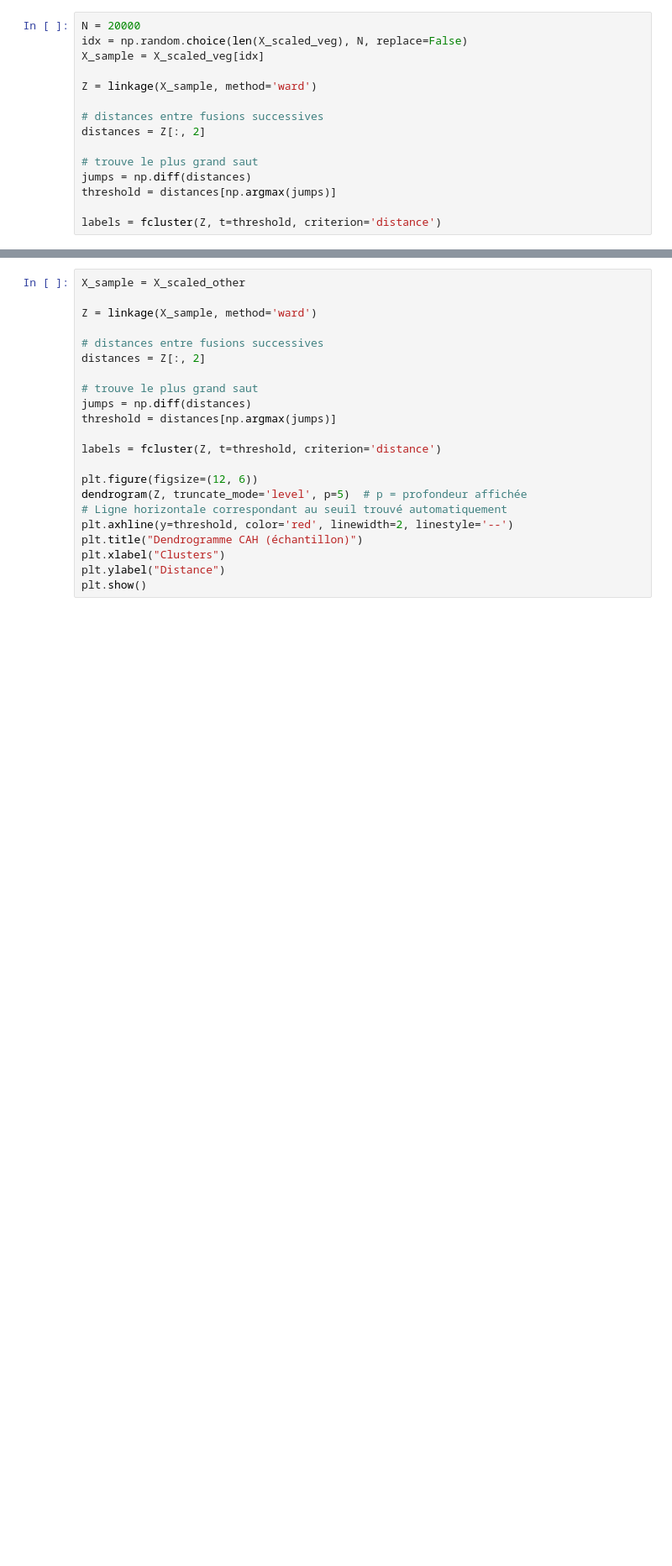
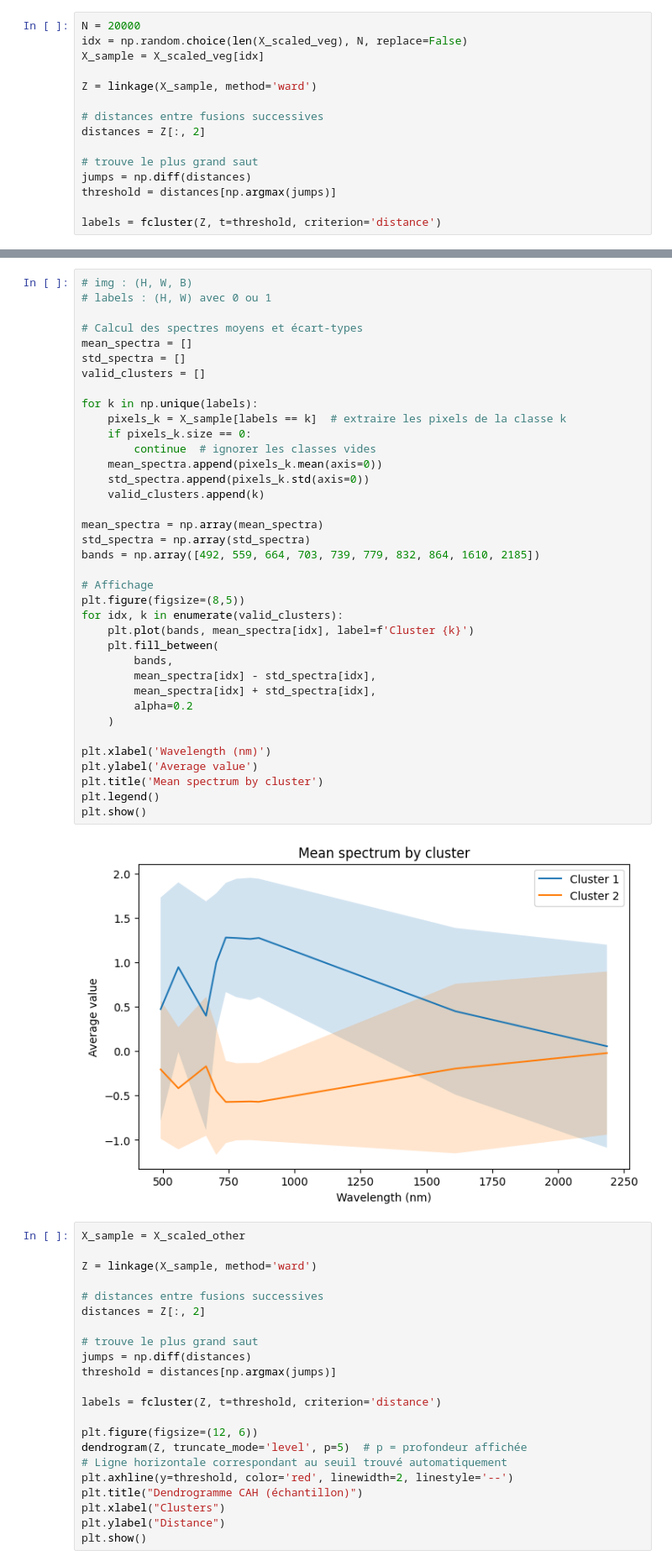
Before and after one commit to ArmanHosseini1/PIR-Rio-Tinto, a Jupyter notebook: SENTINEL-2/Notebook.ipynb, the cells around one changed output, grey strips where cells are left out. Shown at 84% size. Cells and saved outputs as stored; diff of their text form; blank space fills up the shorter version.

Commit message:
Modif AE Conv2D SENTINEL-2 et début interprétation clusters CDH

```diff
--- a/SENTINEL-2/Notebook.ipynb
+++ b/SENTINEL-2/Notebook.ipynb
@@ -1173,3 +1276,42 @@ plt.show()
+# %%
+# img : (H, W, B)
+# labels : (H, W) avec 0 ou 1
+
+# Calcul des spectres moyens et écart-types
+mean_spectra = []
+std_spectra = []
+valid_clusters = []
+
+for k in np.unique(labels):
+    pixels_k = X_sample[labels == k]  # extraire les pixels de la classe k
+    if pixels_k.size == 0:
+        continue  # ignorer les classes vides
+    mean_spectra.append(pixels_k.mean(axis=0))
+    std_spectra.append(pixels_k.std(axis=0))
+    valid_clusters.append(k)
+
+mean_spectra = np.array(mean_spectra)
+std_spectra = np.array(std_spectra)
+bands = np.array([492, 559, 664, 703, 739, 779, 832, 864, 1610, 2185])
+
+# Affichage
+plt.figure(figsize=(8,5))
+for idx, k in enumerate(valid_clusters):
+    plt.plot(bands, mean_spectra[idx], label=f'Cluster {k}')
+    plt.fill_between(
+        bands,
+        mean_spectra[idx] - std_spectra[idx],
+        mean_spectra[idx] + std_spectra[idx],
+        alpha=0.2
+    )
+
+plt.xlabel('Wavelength (nm)')
+plt.ylabel('Average value')
+plt.title('Mean spectrum by cluster')
+plt.legend()
+plt.show()
+# %% [output]
+[figure, added]
 # %%
 X_sample = X_scaled_other
 
```
Also changed, not shown: parts of 26 cells of this notebook, 1 other file.
